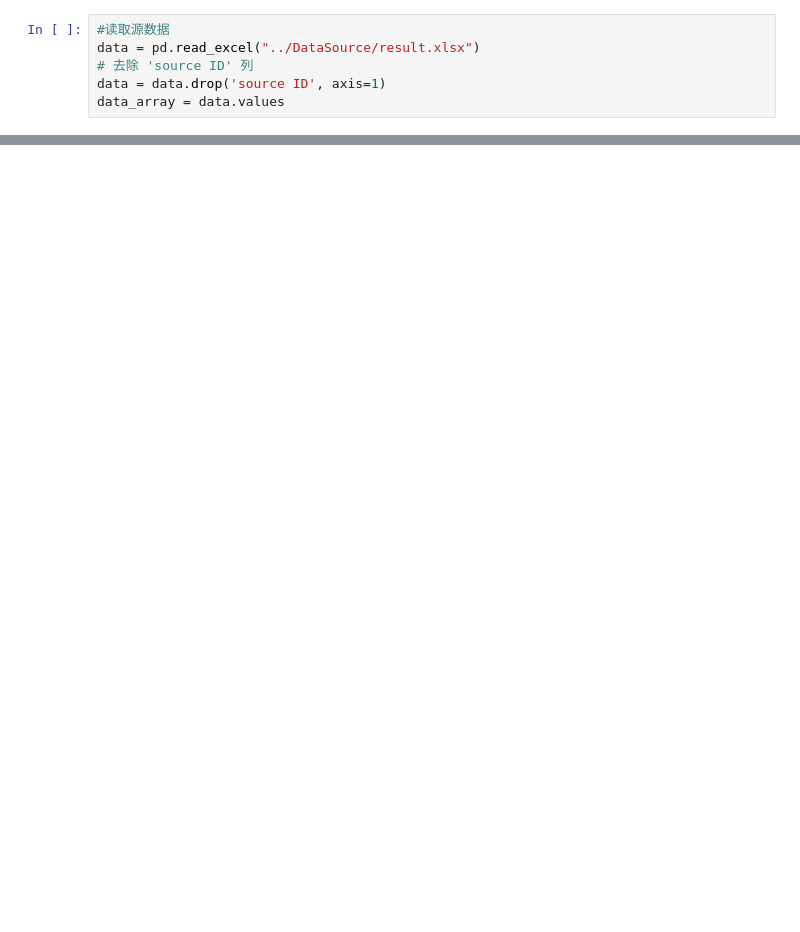
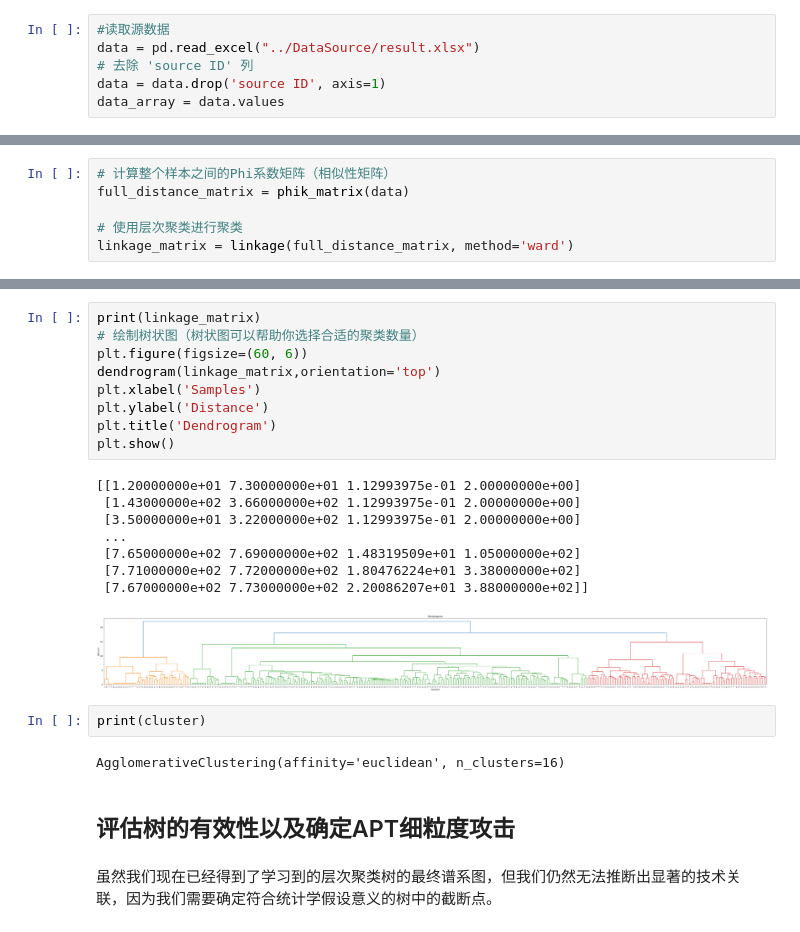
Before and after one commit to VODKA312/ATTCK_analyze_module_v1, a Jupyter notebook: clustering/Agglomerative Hierarchical Clustering.ipynb, the cells around one changed output, grey strips where cells are left out. Drawn from its saved outputs; the diff is of its cells as text; blank space fills up the shorter version.

```diff
--- a/clustering/Agglomerative Hierarchical Clustering.ipynb
+++ b/clustering/Agglomerative Hierarchical Clustering.ipynb
@@ -57,0 +76,6 @@ plt.show()
+# %%
+# 计算整个样本之间的Phi系数矩阵（相似性矩阵）
+full_distance_matrix = phik_matrix(data)
+
+# 使用层次聚类进行聚类
+linkage_matrix = linkage(full_distance_matrix, method='ward')
@@ -57,0 +113,26 @@ plt.show()
+# %%
+print(linkage_matrix)
+# 绘制树状图（树状图可以帮助你选择合适的聚类数量）
+plt.figure(figsize=(60, 6))
+dendrogram(linkage_matrix,orientation='top')
+plt.xlabel('Samples')
+plt.ylabel('Distance')
+plt.title('Dendrogram')
+plt.show()
+# %% [output]
+[[1.20000000e+01 7.30000000e+01 1.12993975e-01 2.00000000e+00]
+ [1.43000000e+02 3.66000000e+02 1.12993975e-01 2.00000000e+00]
+ [3.50000000e+01 3.22000000e+02 1.12993975e-01 2.00000000e+00]
+ ...
+ [7.65000000e+02 7.69000000e+02 1.48319509e+01 1.05000000e+02]
+ [7.71000000e+02 7.72000000e+02 1.80476224e+01 3.38000000e+02]
+ [7.67000000e+02 7.73000000e+02 2.20086207e+01 3.88000000e+02]]
+[figure, added]
+# %%
+print(cluster)
+# %% [output]
+AgglomerativeClustering(affinity='euclidean', n_clusters=16)
+# %% [markdown]
+## 评估树的有效性以及确定APT细粒度攻击
+# %% [markdown]
+虽然我们现在已经得到了学习到的层次聚类树的最终谱系图，但我们仍然无法推断出显著的技术关联，因为我们需要确定符合统计学假设意义的树中的截断点。
```
Also changed, not shown: parts of 24 cells of this notebook, 2 other files.
